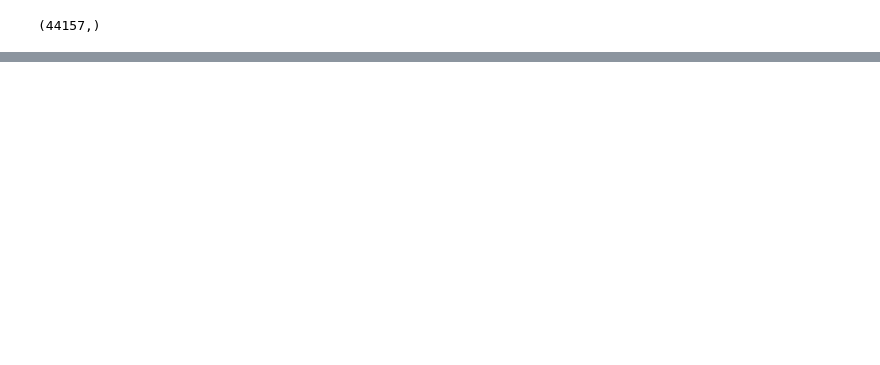
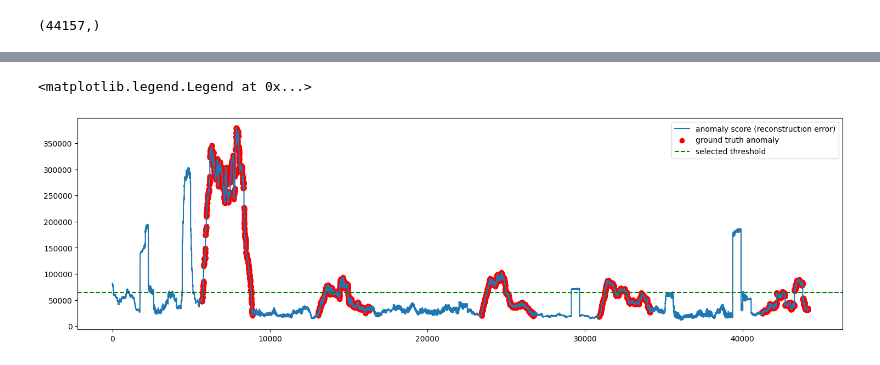
Before and after one commit to peunsu/wesad_stress_detection, a Jupyter notebook: vae-lstm-test/anomaly_detection.ipynb, the cells around one changed output, grey strips where cells are left out. Cells and saved outputs as stored; diff of their text form; code cells hidden in the pictures; blank space fills up the shorter version.

```diff
--- a/vae-lstm-test/anomaly_detection.ipynb
+++ b/vae-lstm-test/anomaly_detection.ipynb
@@ -497,0 +467,10 @@ Detected 36 sequences
+# %%
+# Plot test_score, colored by ground truth. Draw threshold line
+plt.figure(figsize=(18,5))
+plt.plot(test_score, label='anomaly score (reconstruction error)')
+plt.scatter(np.flatnonzero(test_labels_vae==1), test_score[test_labels_vae==1], color='r', label='ground truth anomaly')
+plt.axhline(y=threshold, color='g', linestyle='--', label='selected threshold')
+plt.legend()
+# %% [output]
+<matplotlib.legend.Legend at 0x...>
+[figure, added]
```
Also changed, not shown: parts of 25 cells of this notebook, 9 other files.
